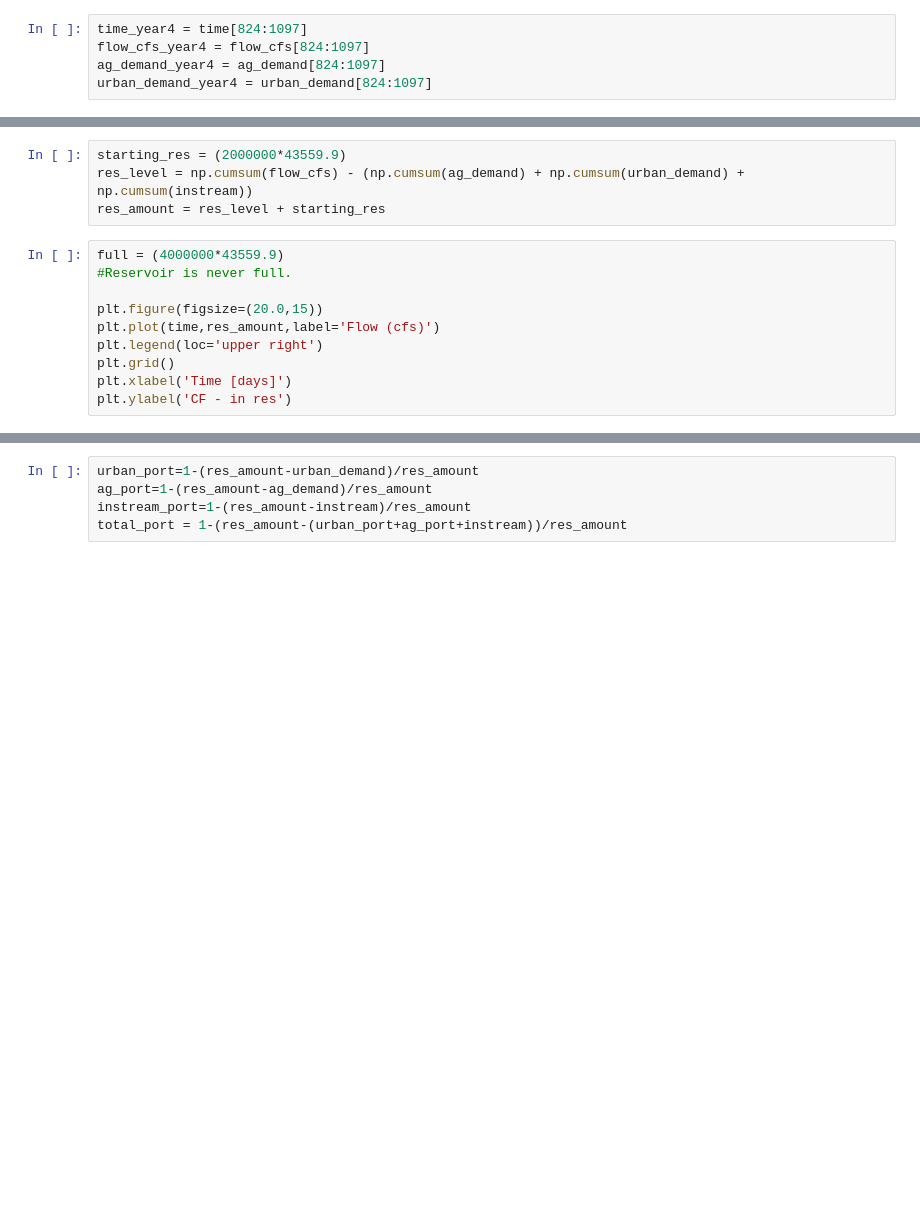
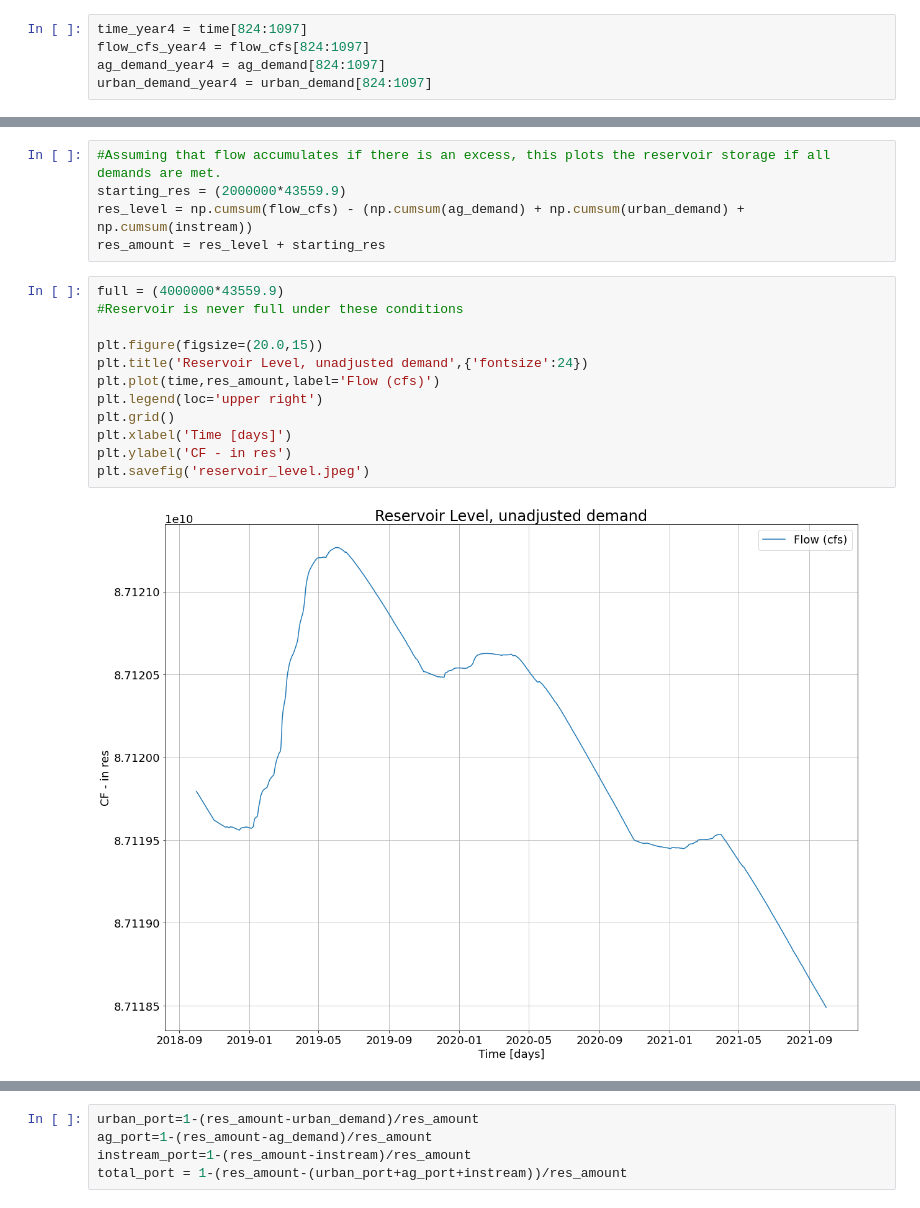
Before and after one commit to elizabethcrowther/WaterManagement, a Jupyter notebook: Homework1.ipynb, the cells around one changed output, grey strips where cells are left out. Drawn from its saved outputs; the diff is of its cells as text; blank space fills up the shorter version.

```diff
--- a/Homework1.ipynb
+++ b/Homework1.ipynb
@@ -167,17 +187,22 @@ drybaseflow_2019
 # %%
+#Assuming that flow accumulates if there is an excess, this plots the reservoir storage if all demands are met.
 starting_res = (2000000*43559.9)
 res_level = np.cumsum(flow_cfs) - (np.cumsum(ag_demand) + np.cumsum(urban_demand) + np.cumsum(instream))
 res_amount = res_level + starting_res
 # %%
 full = (4000000*43559.9)
-#Reservoir is never full.
+#Reservoir is never full under these conditions
 
 plt.figure(figsize=(20.0,15))
+plt.title('Reservoir Level, unadjusted demand',{'fontsize':24})
 plt.plot(time,res_amount,label='Flow (cfs)')
 plt.legend(loc='upper right')
 plt.grid()
 plt.xlabel('Time [days]')
 plt.ylabel('CF - in res')
+plt.savefig('reservoir_level.jpeg')
+# %% [output]
+[figure, added]
 # %%
 plt.rcParams.update({'font.size': 12})
 overfull = np.ma.masked_where(res_amount>174239600000.0,res_amount)
```
Also changed, not shown: parts of 20 cells of this notebook.
